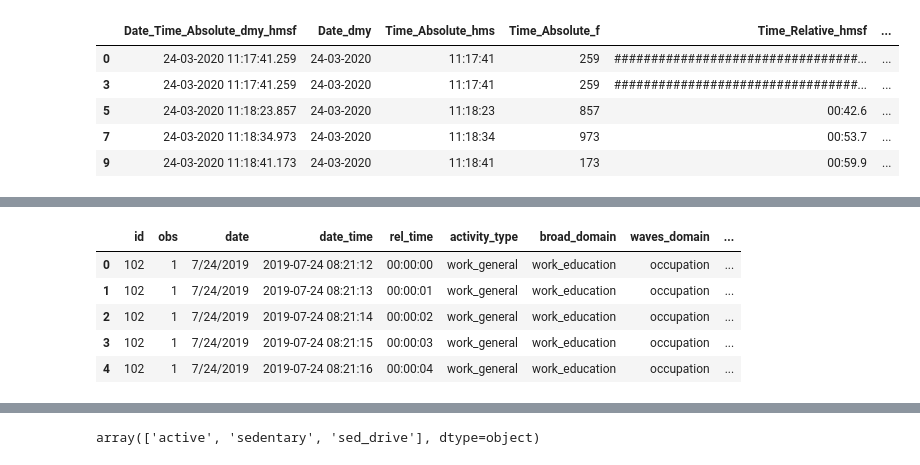
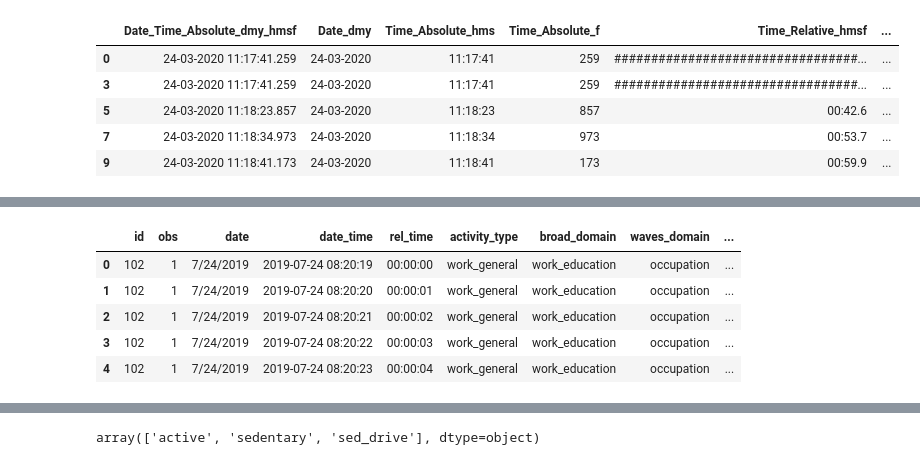
Before and after one commit to CameronWafer/WAVES, a Jupyter notebook: ACT24 Full Code/dataCleanOneChunk_ACT.ipynb, the cells around one changed output, grey strips where cells are left out. Drawn from its saved outputs; the diff is of its cells as text; code cells hidden in the pictures.

Commit message:
fixes as email says from today date

```diff
--- a/ACT24 Full Code/dataCleanOneChunk_ACT.ipynb
+++ b/ACT24 Full Code/dataCleanOneChunk_ACT.ipynb
@@ -9,6 +9,13 @@ pd.set_option('future.no_silent_downcasting', True)
 behav_act_df = pd.read_csv("C:/Users/HELIOS-300/Downloads/ACT24_behposture_event(in).csv")
 log_df = pd.read_csv("C:/Users/HELIOS-300/Downloads/do_log_final_behavior(in).csv")
 
+# Exclude ID 135 from ACT24 processing for now.
+_obs_parts = behav_act_df["Observation"].astype(str).str.split("_", expand=True)
+behav_act_df["_id_from_obs"] = pd.to_numeric(_obs_parts[1], errors="coerce")
+behav_act_df = behav_act_df[behav_act_df["_id_from_obs"] != 135].copy()
+behav_act_df = behav_act_df.drop(columns=["_id_from_obs"])
+log_df = log_df[pd.to_numeric(log_df["id"], errors="coerce") != 135].copy()
+
 behav_act_df = behav_act_df[behav_act_df["Event_Type"] == "State start"]
 behav_act_df.head()
 # %% [output]
@@ -789,49 +848,46 @@ joined missing intensity: 1870
 steps_df = pd.read_csv("C:/Users/HELIOS-300/Desktop/Data/seconds_ground_truth_20250410.csv")
 steps_df = steps_df.rename(columns={
     "ID" : "id",
     "Session" : "obs",
     "relative_time_steps" : "rel_time"
 })
 
 # stndardize rel_time
 def standardize_time(time_str):
     parts = time_str.split(':')
     if len(parts) == 3:
         hours = parts[0].zfill(2)  # Pad to 2 digits
         return f"{hours}:{parts[1]}:{parts[2]}"
     return time_str
 
 # Apply to both DataFrames before merging
 joined['rel_time'] = joined['rel_time'].apply(standardize_time)
 steps_df['rel_time'] = steps_df['rel_time'].apply(standardize_time)
 
 act_wstep_df = joined.merge(
     steps_df[['id', 'obs', 'rel_time', 'Quality', 'Step']],
     on=['id', 'obs', 'rel_time'],
     how='left'
 )
 
-# Add rel_time to date_time to create absolute timestamp
-# Convert date_time to datetime
-act_wstep_df['date_time'] = pd.to_datetime(act_wstep_df['date_time'], format='%m/%d/%Y %I:%M:%S %p', errors='coerce')
+# date_time is already absolute in `joined`; do NOT add rel_time again
+act_wstep_df['date_time'] = pd.to_datetime(
+    act_wstep_df['date_time'],
+    format='%m/%d/%Y %I:%M:%S %p',
+    errors='coerce'
+)
 
-# Convert rel_time to timedelta (HH:MM:SS format)
-act_wstep_df['rel_time_timedelta'] = pd.to_timedelta(act_wstep_df['rel_time'])
-
-# Add rel_time to date_time and replace date_time with the result
-act_wstep_df['date_time'] = act_wstep_df['date_time'] + act_wstep_df['rel_time_timedelta']
-
-# Drop temporary column and time column
-act_wstep_df.drop(columns=["rel_time_timedelta", "time"], inplace=True)
+# Drop helper time column carried from joined
+act_wstep_df.drop(columns=["time"], inplace=True)
 
 act_wstep_df.head()
 # %% [output]
 |  | id | obs | date | date_time | rel_time | activity_type | broad_domain | waves_domain | ... |
-| 0 | 102 | 1 | 7/24/2019 | 2019-07-24 08:21:12 | 00:00:00 | work_general | work_education | occupation | ... |
-| 1 | 102 | 1 | 7/24/2019 | 2019-07-24 08:21:13 | 00:00:01 | work_general | work_education | occupation | ... |
-| 2 | 102 | 1 | 7/24/2019 | 2019-07-24 08:21:14 | 00:00:02 | work_general | work_education | occupation | ... |
-| 3 | 102 | 1 | 7/24/2019 | 2019-07-24 08:21:15 | 00:00:03 | work_general | work_education | occupation | ... |
-| 4 | 102 | 1 | 7/24/2019 | 2019-07-24 08:21:16 | 00:00:04 | work_general | work_education | occupation | ... |
+| 0 | 102 | 1 | 7/24/2019 | 2019-07-24 08:20:19 | 00:00:00 | work_general | work_education | occupation | ... |
+| 1 | 102 | 1 | 7/24/2019 | 2019-07-24 08:20:20 | 00:00:01 | work_general | work_education | occupation | ... |
+| 2 | 102 | 1 | 7/24/2019 | 2019-07-24 08:20:21 | 00:00:02 | work_general | work_education | occupation | ... |
+| 3 | 102 | 1 | 7/24/2019 | 2019-07-24 08:20:22 | 00:00:03 | work_general | work_education | occupation | ... |
+| 4 | 102 | 1 | 7/24/2019 | 2019-07-24 08:20:23 | 00:00:04 | work_general | work_education | occupation | ... |
 # %%
 act_wstep_df.rename(columns={
 "waves_domain" : "broad.behavior_do",
```
Also changed, not shown: parts of 5 cells of this notebook, 4 other files.
